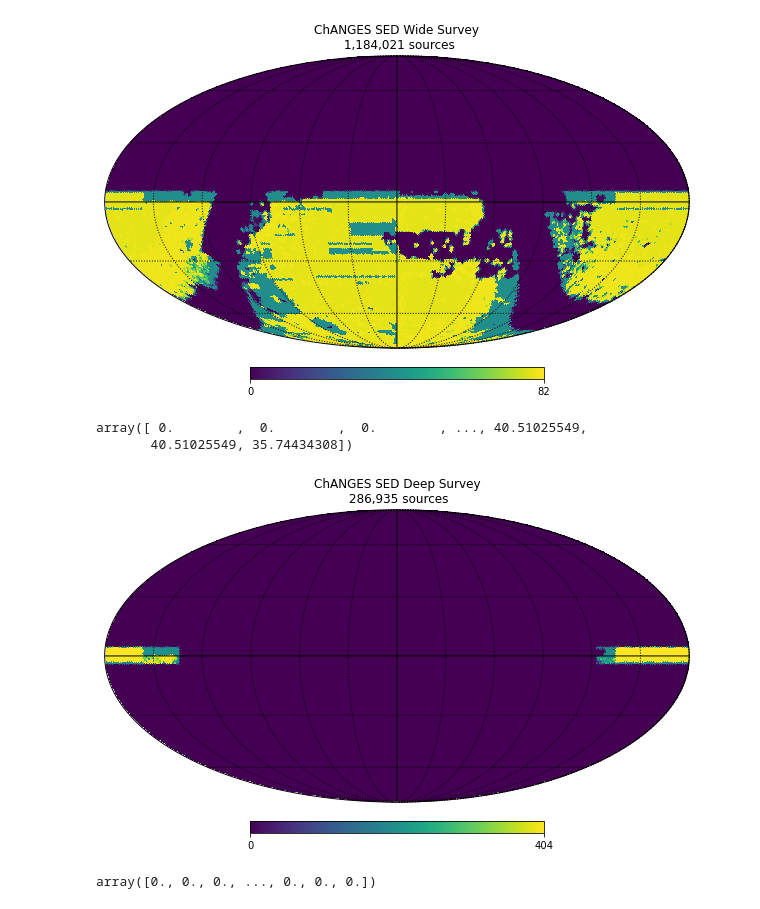
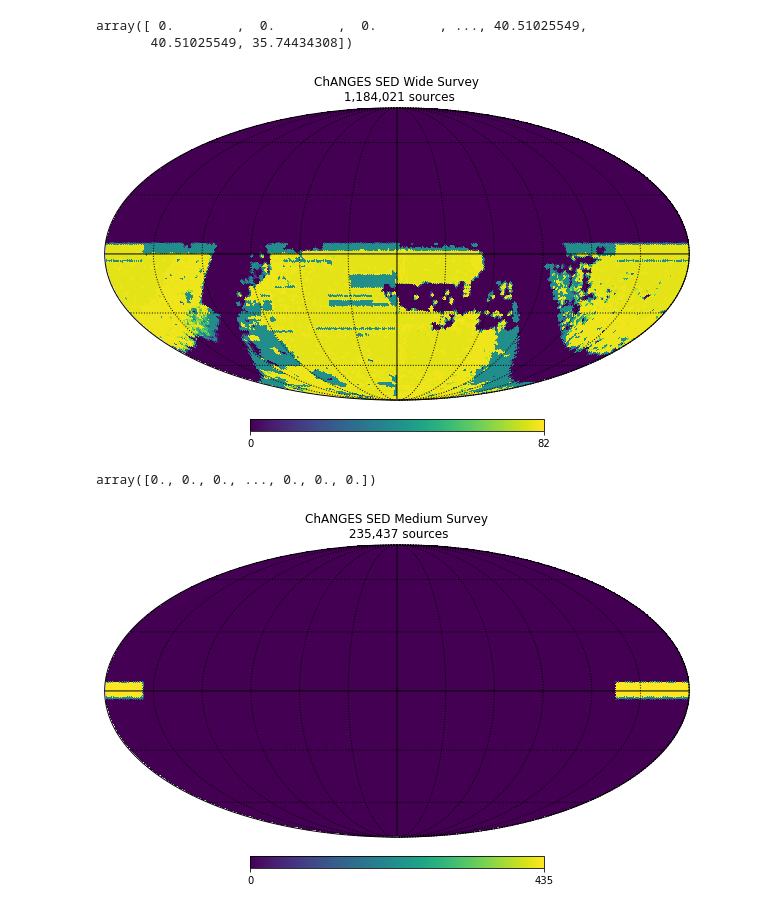
Before and after one commit to rjassef/ChANGES_SED_downselector, a Jupyter notebook: sky_distribution.ipynb, the cells around one changed output. Cells and saved outputs as stored; diff of their text form; code cells hidden in the pictures.

```diff
--- a/sky_distribution.ipynb
+++ b/sky_distribution.ipynb
@@ -10,7 +10,8 @@ def radec_to_sph(ra,dc):
     phi   = ra*np.pi/180.
     return theta, phi
 # %%
-def plot_healpix(NSIDE,ra=None,dc=None,fname=None,coord=None,rot=None,title="",cmin=0,cmax=None,h=None):
+def plot_healpix(NSIDE,ra=None,dc=None,fname=None,coord=None,
+                 rot=None,title="",cmin=0,cmax=None,h=None,notext=True):
 
     if rot is None:
         rot = [0,0,0]
@@ -40,7 +41,7 @@ def plot_healpix(NSIDE,ra=None,dc=None,fname=None,coord=None,rot=None,title="",c
         cmax = np.ceil(np.percentile(h,99.9936)) #4 sigma
 
     hp.mollview(h,title=title.format(NSIDE),rot=rot,coord=coord,
-                notext=True,min=cmin,max=cmax)
+                notext=notext,min=cmin,max=cmax)
     hp.visufunc.graticule()
     #hp.projplot(eth,ephi,'w-',coord=coord)
     #hp.projplot(EP_th,EP_phi,'wo',coord=coord)
@@ -48,7 +49,7 @@ def plot_healpix(NSIDE,ra=None,dc=None,fname=None,coord=None,rot=None,title="",c
     if fname is None:
         plt.show(block=True)
     else:
-        plt.savefig(fname)
+        plt.savefig(fname, dpi=150)
 
     return h
 # %%
@@ -56,19 +57,21 @@ wide = Table.read("Master_AGN_Catalog.downselected.wide.v1.1.fits")
 # %%
 NSIDE=64
 plot_healpix(NSIDE, wide['ra'], wide['dec'],
-             title="ChANGES SED Wide Survey\n {:,} sources".format(len(wide)))
+             title="ChANGES SED Wide Survey\n {:,} sources".format(len(wide)),
+             fname="wide_SED_survey_footprint.png")
 # %% [output]
+array([ 0.        ,  0.        ,  0.        , ..., 40.51025549,
+       40.51025549, 35.74434308])
 [figure]
-array([ 0.        ,  0.        ,  0.        , ..., 40.51025549,
-       40.51025549, 35.74434308])
 # %%
-deep = Table.read("Master_AGN_Catalog.downselected.deep.v1.1.fits")
+med = Table.read("Master_AGN_Catalog.downselected.medium.v1.1.fits")
 # %%
 NSIDE=64
-plot_healpix(NSIDE, deep['ra'], deep['dec'],
-             title="ChANGES SED Deep Survey\n {:,} sources".format(len(deep)))
+plot_healpix(NSIDE, med['ra'], med['dec'],
+             title="ChANGES SED Medium Survey\n {:,} sources".format(len(med)),
+             fname="medium_SED_survey_footprint.png")
 # %% [output]
+array([0., 0., 0., ..., 0., 0., 0.])
-[figure, old version]
+[figure, new version]
-array([0., 0., 0., ..., 0., 0., 0.])
 # %%
 NSIDE=64
```
Also changed, not shown: parts of 1 cell of this notebook, 6 other files.
